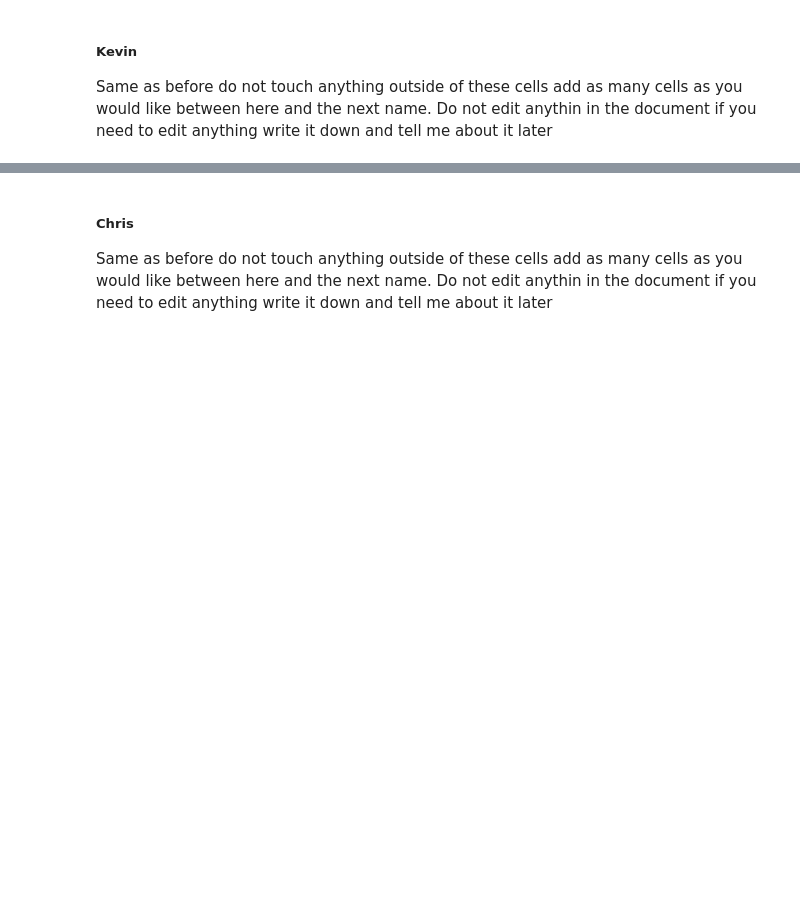
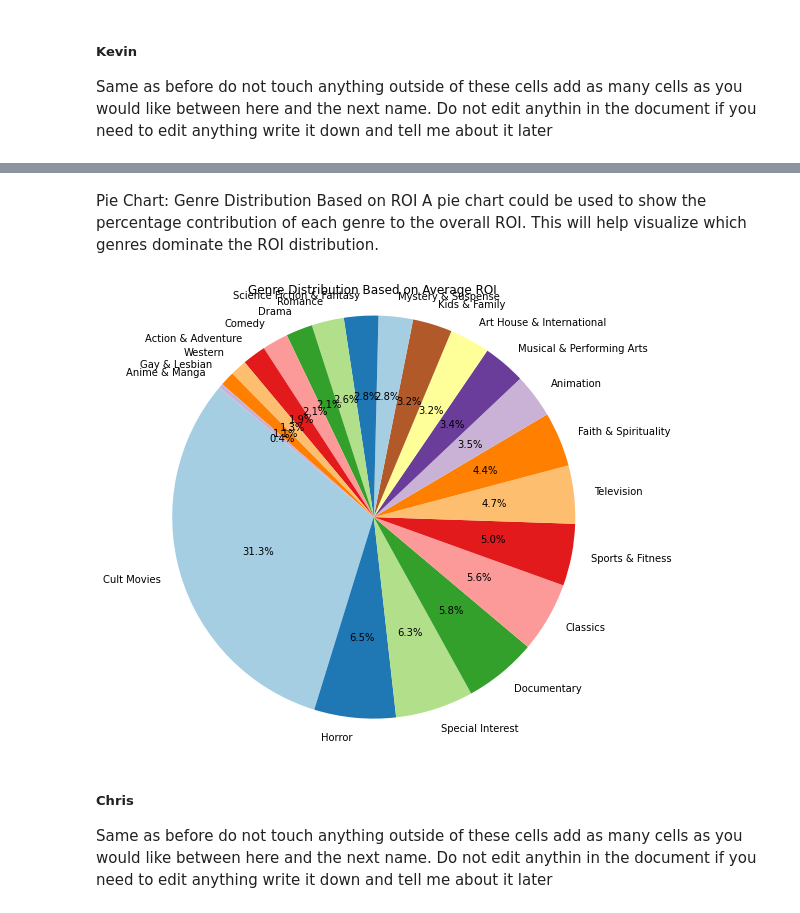
Before and after one commit to Tdoggie/phase-2-project, a Jupyter notebook: index.ipynb, the cells around one changed output, grey strips where cells are left out. Cells and saved outputs as stored; diff of their text form; code cells hidden in the pictures; blank space fills up the shorter version.

```diff
--- a/index.ipynb
+++ b/index.ipynb
@@ -655,3 +804,15 @@ Same as before do not touch anything outside of these cells add as many cells as
+# %% [markdown]
+Pie Chart: Genre Distribution Based on ROI
+A pie chart could be used to show the percentage contribution of each genre to the overall ROI. This will help visualize which genres dominate the ROI distribution.
+# %%
+# Pie chart for genre distribution based on ROI
+plt.figure(figsize=(8,8))
+plt.pie(grouped_table['ROI (%)'], labels=grouped_table['genres'], autopct='%1.1f%%', startangle=140, colors=plt.cm.Paired.colors)
+plt.title('Genre Distribution Based on Average ROI')
+plt.axis('equal')  # Equal aspect ratio ensures that pie is drawn as a circle.
+plt.show()
+# %% [output]
+[figure, added]
 # %% [markdown]
 ##### Chris
 Same as before do not touch anything outside of these cells add as many cells as you would like between here and the next name. Do not edit anythin in the document if you need to edit anything write it down and tell me about it later
```
Also changed, not shown: parts of 19 cells of this notebook.
